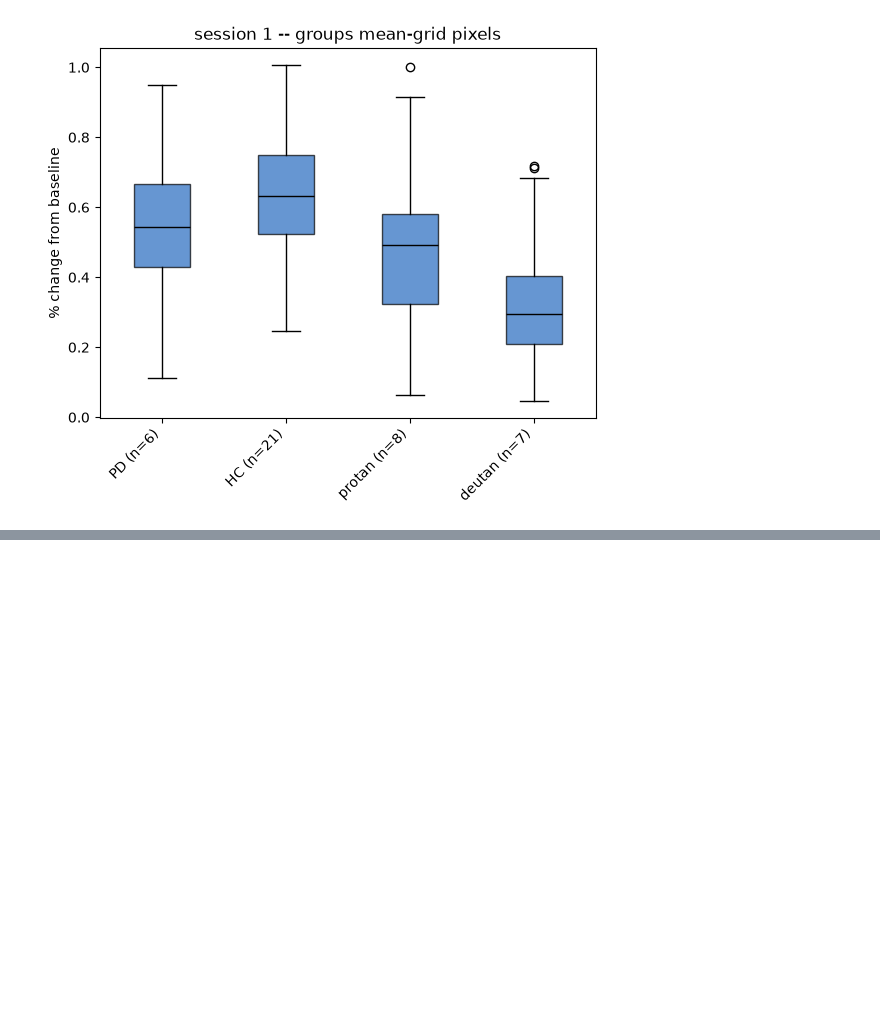
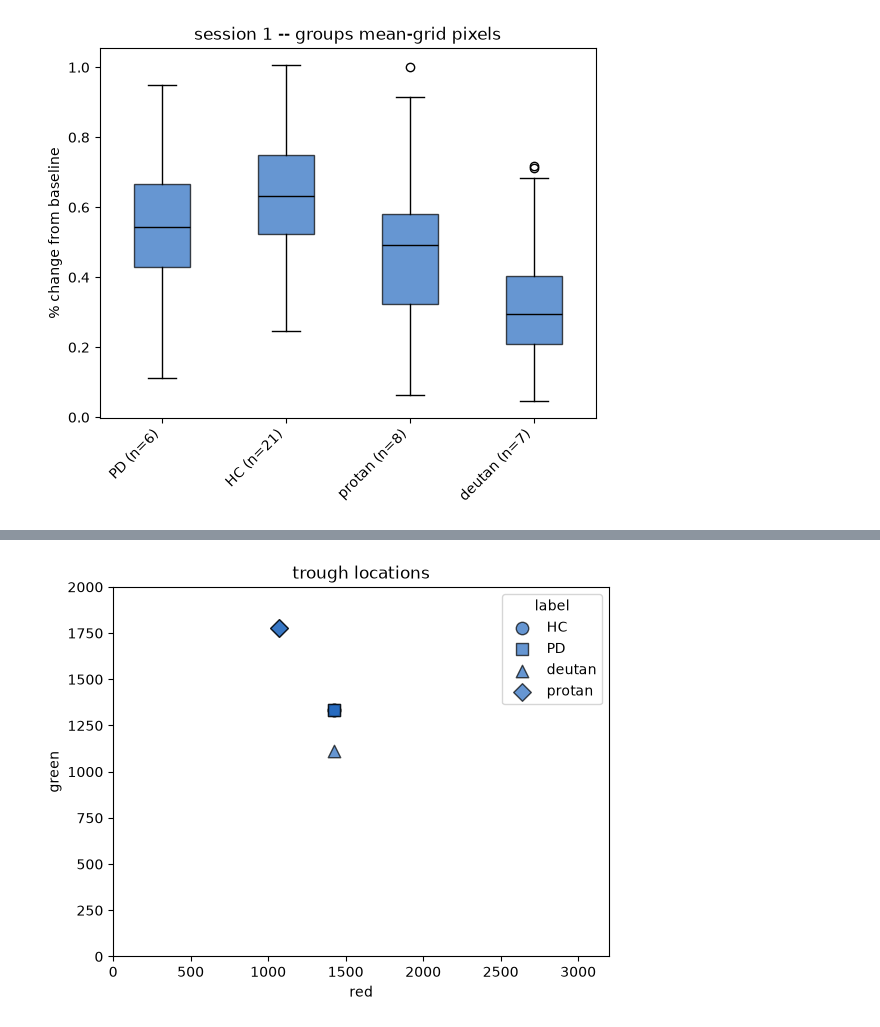
Before and after one commit to zevaz13/DataAnalysisGeneral, a Jupyter notebook: ssveps/notebooks/04_distributions.ipynb, the cells around one changed output, grey strips where cells are left out. Drawn from its saved outputs; the diff is of its cells as text; code cells hidden in the pictures; blank space fills up the shorter version.

```diff
--- a/ssveps/notebooks/04_distributions.ipynb
+++ b/ssveps/notebooks/04_distributions.ipynb
@@ -101,0 +137,4 @@ plot_groups_mean_boxplot(runmap_df, baselines_df, metadata_df, SESSION, categori
+# %%
+plotting.plot_trough_scatter(group_troughs_df, 'label');
+# %% [output]
+[figure, added]
```
Also changed, not shown: parts of 6 cells of this notebook, 9 other files.
